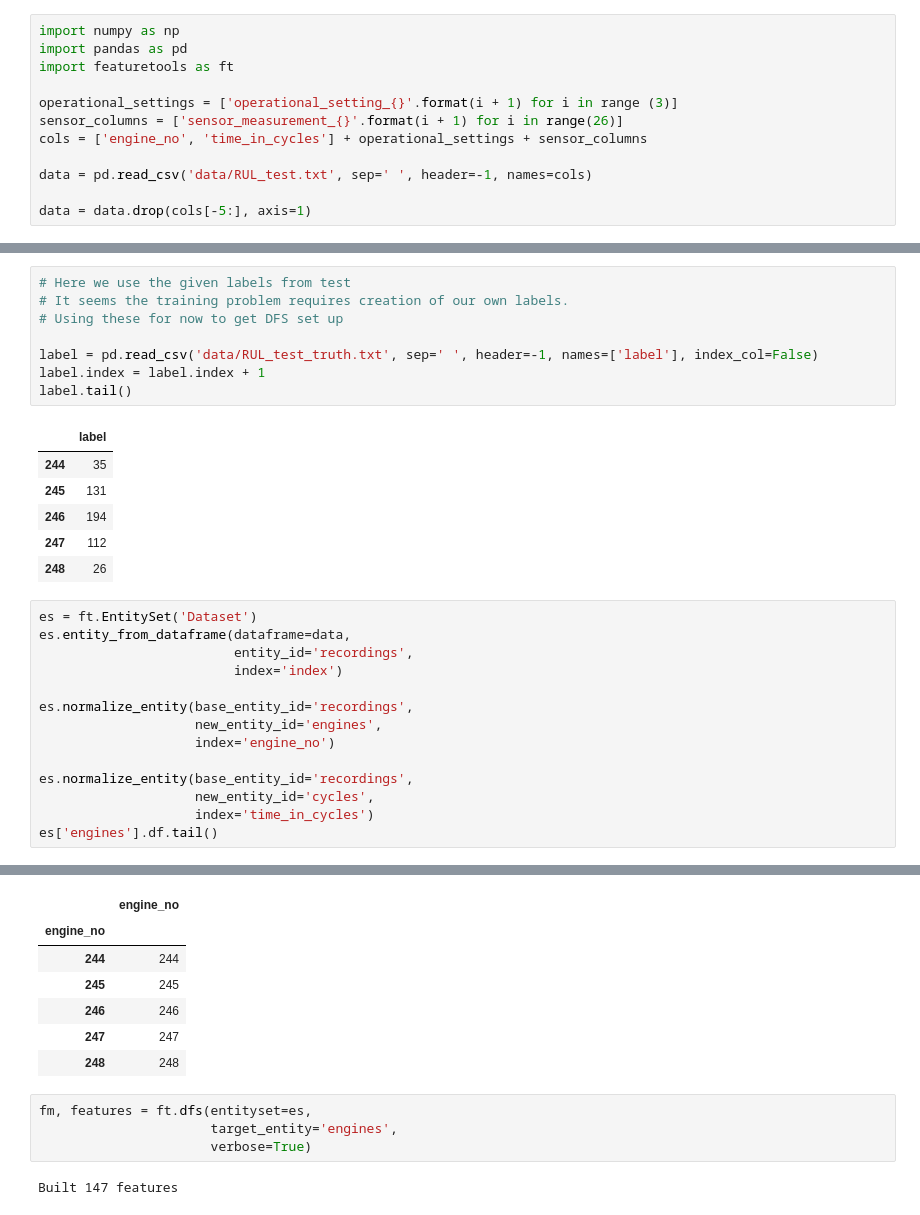
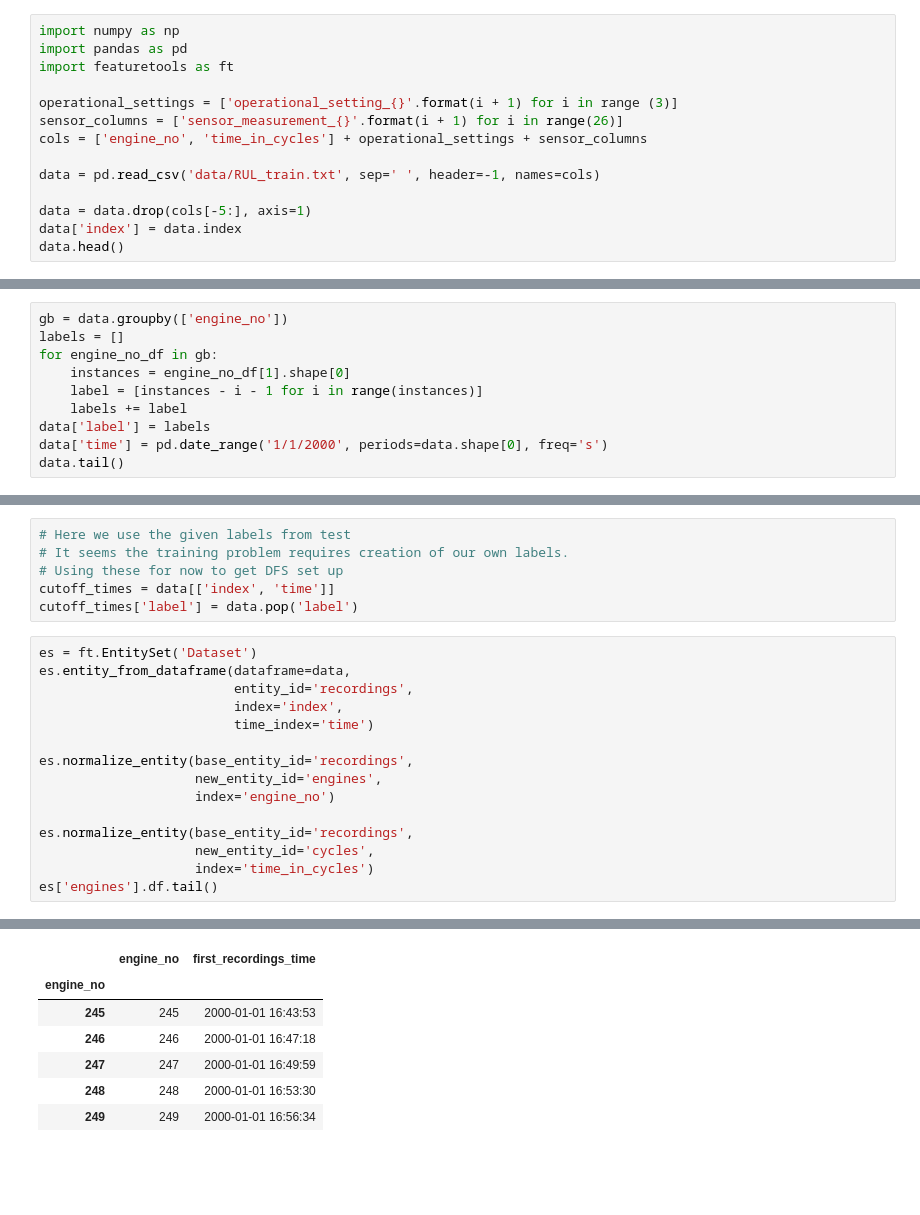
Before and after one commit to alteryx/predict-remaining-useful-life, a Jupyter notebook: LL Demo.ipynb, the cells around one changed output, grey strips where cells are left out. Drawn from its saved outputs; the diff is of its cells as text; blank space fills up the shorter version.

Commit message:
Add label from training data

```diff
--- a/LL Demo.ipynb
+++ b/LL Demo.ipynb
@@ -7,6 +7,8 @@ operational_settings = ['operational_setting_{}'.format(i + 1) for i in range (3
 sensor_columns = ['sensor_measurement_{}'.format(i + 1) for i in range(26)]
 cols = ['engine_no', 'time_in_cycles'] + operational_settings + sensor_columns
 
-data = pd.read_csv('data/RUL_test.txt', sep=' ', header=-1, names=cols)
+data = pd.read_csv('data/RUL_train.txt', sep=' ', header=-1, names=cols)
 
 data = data.drop(cols[-5:], axis=1)
+data['index'] = data.index
+data.head()
@@ -12,0 +23,10 @@ data = data.drop(cols[-5:], axis=1)
+# %%
+gb = data.groupby(['engine_no'])
+labels = []
+for engine_no_df in gb:
+    instances = engine_no_df[1].shape[0]
+    label = [instances - i - 1 for i in range(instances)]
+    labels += label
+data['label'] = labels
+data['time'] = pd.date_range('1/1/2000', periods=data.shape[0], freq='s')
+data.tail()
@@ -14,22 +42,14 @@ data = data.drop(cols[-5:], axis=1)
 # Here we use the given labels from test
 # It seems the training problem requires creation of our own labels.
 # Using these for now to get DFS set up
-
-label = pd.read_csv('data/RUL_test_truth.txt', sep=' ', header=-1, names=['label'], index_col=False)
-label.index = label.index + 1
-label.tail()
+cutoff_times = data[['index', 'time']]
+cutoff_times['label'] = data.pop('label')
-# %% [output]
-|  | label |
-| 244 | 35 |
-| 245 | 131 |
-| 246 | 194 |
-| 247 | 112 |
-| 248 | 26 |
 # %%
 es = ft.EntitySet('Dataset')
 es.entity_from_dataframe(dataframe=data,
                          entity_id='recordings',
-                         index='index')
+                         index='index',
+                         time_index='time')
 
 es.normalize_entity(base_entity_id='recordings',
                     new_entity_id='engines',
@@ -44,13 +63,7 @@ es['engines'].df.tail()
-|  | engine_no |
-| engine_no |  |
-| 244 | 244 |
-| 245 | 245 |
-| 246 | 246 |
-| 247 | 247 |
-| 248 | 248 |
+|  | engine_no | first_recordings_time |
+| engine_no |  |  |
+| 245 | 245 | 2000-01-01 16:43:53 |
+| 246 | 246 | 2000-01-01 16:47:18 |
+| 247 | 247 | 2000-01-01 16:49:59 |
+| 248 | 248 | 2000-01-01 16:53:30 |
+| 249 | 249 | 2000-01-01 16:56:34 |
-# %%
-fm, features = ft.dfs(entityset=es,
-                      target_entity='engines',
-                      verbose=True)
-# %% [output]
-Built 147 features
```
Also changed, not shown: parts of 8 cells of this notebook.
